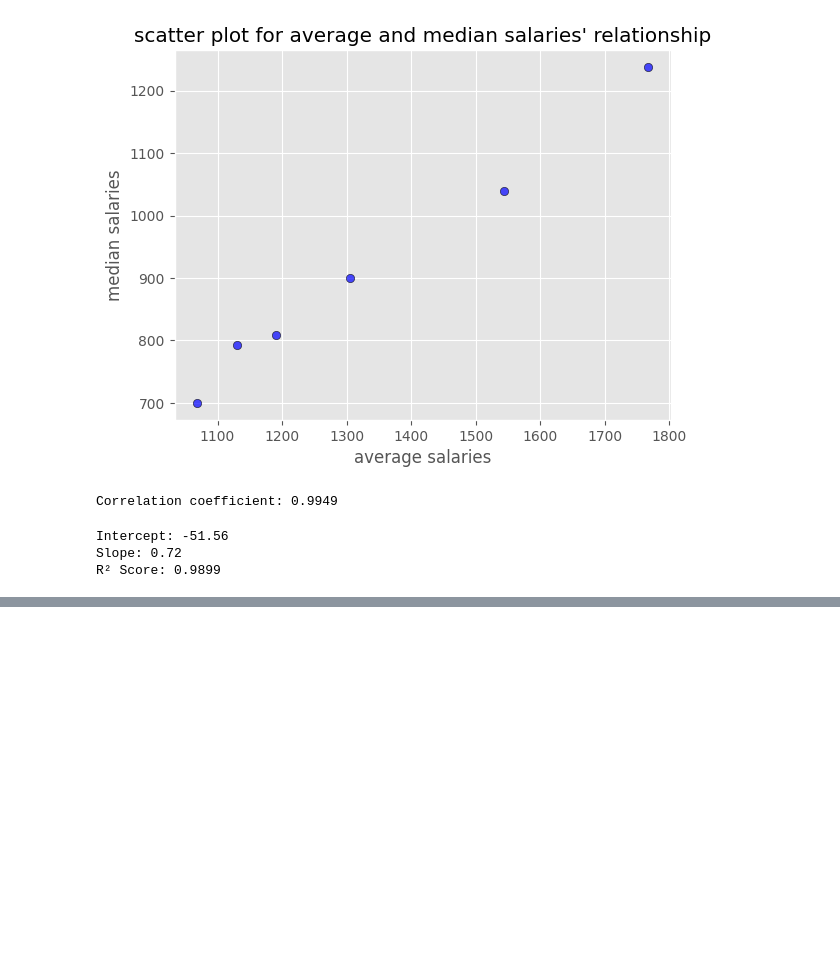
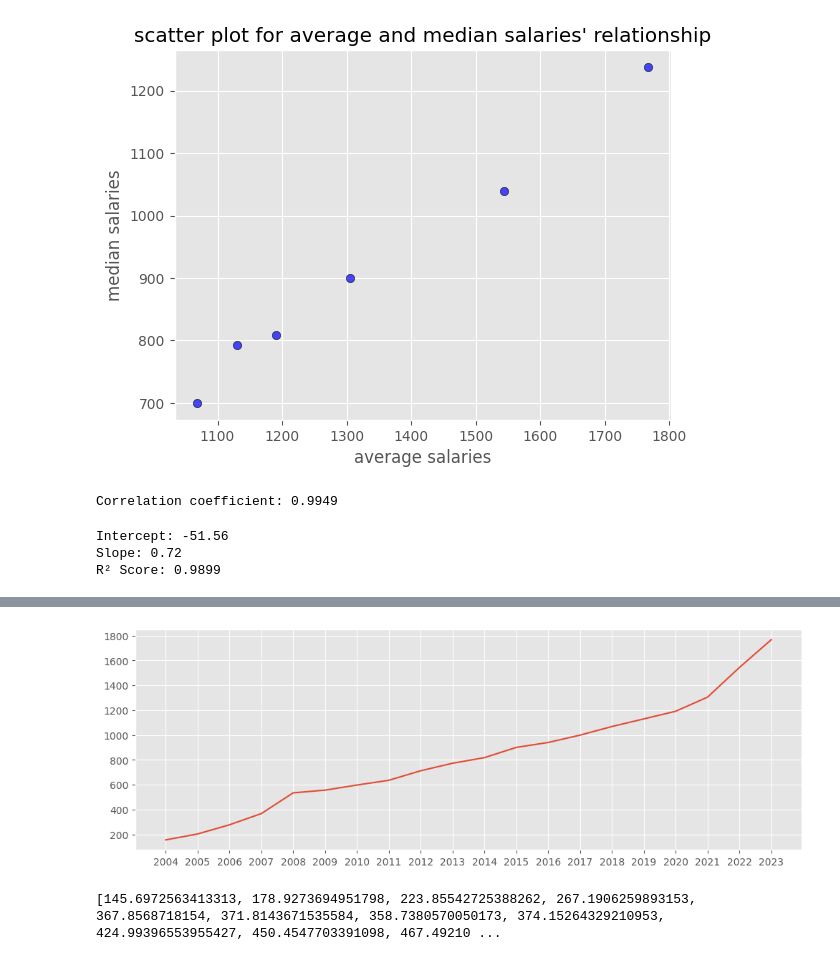
Before and after one commit to SabaGuledani/Economic-and-Financial-Analysis-of-Georgia, a Jupyter notebook: GDP.ipynb, the cells around one changed output, grey strips where cells are left out. Cells and saved outputs as stored; diff of their text form; code cells hidden in the pictures; blank space fills up the shorter version.

Commit message:
Finished with plots for now

```diff
--- a/GDP.ipynb
+++ b/GDP.ipynb
@@ -546,0 +544,18 @@ array([1068.3, 1129.5, 1191. , 1304.5, 1543. , 1766.8])
+# %%
+# we should drop really old data i.e 1970-2003
+columns_to_drop = [str(year) for year in range(1985,2004)]
+columns_to_drop = columns_to_drop + list(df_avg_salaries.columns[:4].values)
+columns_to_drop = sorted(columns_to_drop)
+
+df_avg_salaries = df_avg_salaries.drop(columns=columns_to_drop)
+# %%
+predictions = model.predict(df_avg_salaries.loc[0].values.reshape(-1,1))
+df_pred = pd.DataFrame([predictions],columns=df_avg_salaries.columns)
+# %%
+df_avg_salaries = pd.concat([df_avg_salaries,df_pred],ignore_index=True)
+# %%
+fig, ax = plt.subplots(figsize=(12,4))
+ax.plot(df_avg_salaries.columns,df_avg_salaries.loc[0])
+plt.show()
+# %% [output]
+[figure, added]
@@ -546,0 +573,9 @@ array([1068.3, 1129.5, 1191. , 1304.5, 1543. , 1766.8])
+# %%
+# we should convert median nominal wages to real wages
+wages = list(df_avg_salaries.loc[0])
+real_wages = []
+for idx in range(len(wages)):
+    real_wages.append(wages[idx] / year_ends[idx]  * 100)
+print(real_wages)
+# %% [output]
+[145.6972563413313, 178.9273694951798, 223.85542725388262, 267.1906259893153, 367.8568718154, 371.8143671535584, 358.7380570050173, 374.15264329210953, 424.99396553955427, 450.4547703391098, 467.49210 ...
```
Also changed, not shown: parts of 6 cells of this notebook, 1 other file.
